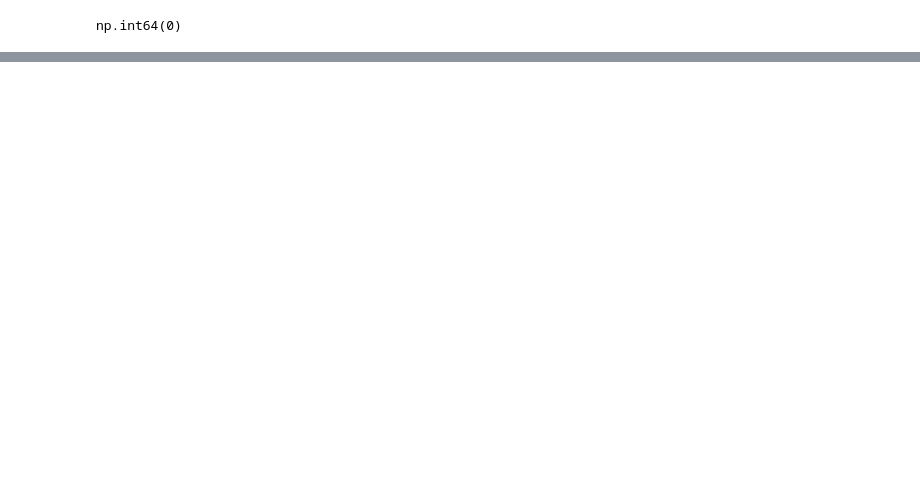
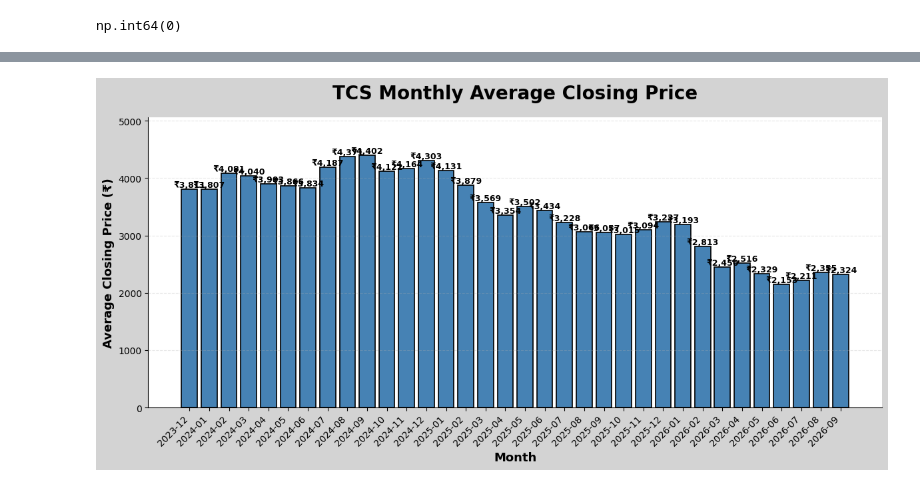
Before and after one commit to Suraj-kumar121K/PANDAS-CURSE, a Jupyter notebook: large_data_practice/jugaad_data.ipynb, the cells around one changed output, grey strips where cells are left out. Drawn from its saved outputs; the diff is of its cells as text; code cells hidden in the pictures; blank space fills up the shorter version.

```diff
--- a/large_data_practice/jugaad_data.ipynb
+++ b/large_data_practice/jugaad_data.ipynb
@@ -96,0 +142,5 @@ df.drop_duplicates()
+# %%
+df["Daily_Return_%"] =(
+    (df["CLOSE"] - df["PREV. CLOSE"])
+    / df["PREV. CLOSE"]
+) * 100
@@ -96,0 +163,2 @@ df.drop_duplicates()
+# %%
+df["Daily_Return_%"] = df["Daily_Return_%"].round(2)
@@ -96,0 +208,6 @@ df.drop_duplicates()
+# %%
+df["Month"] = df["DATE"].dt.to_period("M")
+
+Monthly_Avg_Close = df.groupby("Month")["CLOSE"].mean()
+
+Monthly_Avg_Close
@@ -96,0 +232,72 @@ df.drop_duplicates()
+# %%
+plt.figure(figsize=(12, 6), facecolor="lightgray")
+
+bars = plt.bar(
+    Monthly_Avg_Close.index.astype(str),
+    Monthly_Avg_Close.values,
+    color="steelblue",
+    edgecolor="black",
+    linewidth=1.2
+)
+
+plt.title(
+    "TCS Monthly Average Closing Price",
+    fontsize=20,
+    fontweight="bold",
+    pad=20
+)
+
+plt.xlabel(
+    "Month",
+    fontsize=13,
+    fontweight="bold"
+)
+
+plt.ylabel(
+    "Average Closing Price (₹)",
+    fontsize=13,
+    fontweight="bold"
+)
+
+plt.xticks(
+    rotation=45,
+    ha="right",
+    fontsize=10
+)
+
+plt.yticks(fontsize=10)
+
+plt.gca().set_facecolor("white")
+
+plt.grid(
+    axis="y",
+    linestyle="--",
+    alpha=0.3
+)
+
+# Value labels
+for bar in bars:
+    value = bar.get_height()
+
+    plt.text(
+        bar.get_x() + bar.get_width() / 2,
+        value,
+        f"₹{value:,.0f}",
+        ha="center",
+        va="bottom",
+        fontsize=9,
+        fontweight="bold"
+    )
+
+plt.ylim(
+    0,
+    Monthly_Avg_Close.max() * 1.15
+)
+
+plt.gca().spines["top"].set_visible(False)
+plt.gca().spines["right"].set_visible(False)
+
+plt.tight_layout()
+plt.show()
+# %% [output]
+[figure, added]
```
Also changed, not shown: parts of 51 cells of this notebook, 1 other file.
